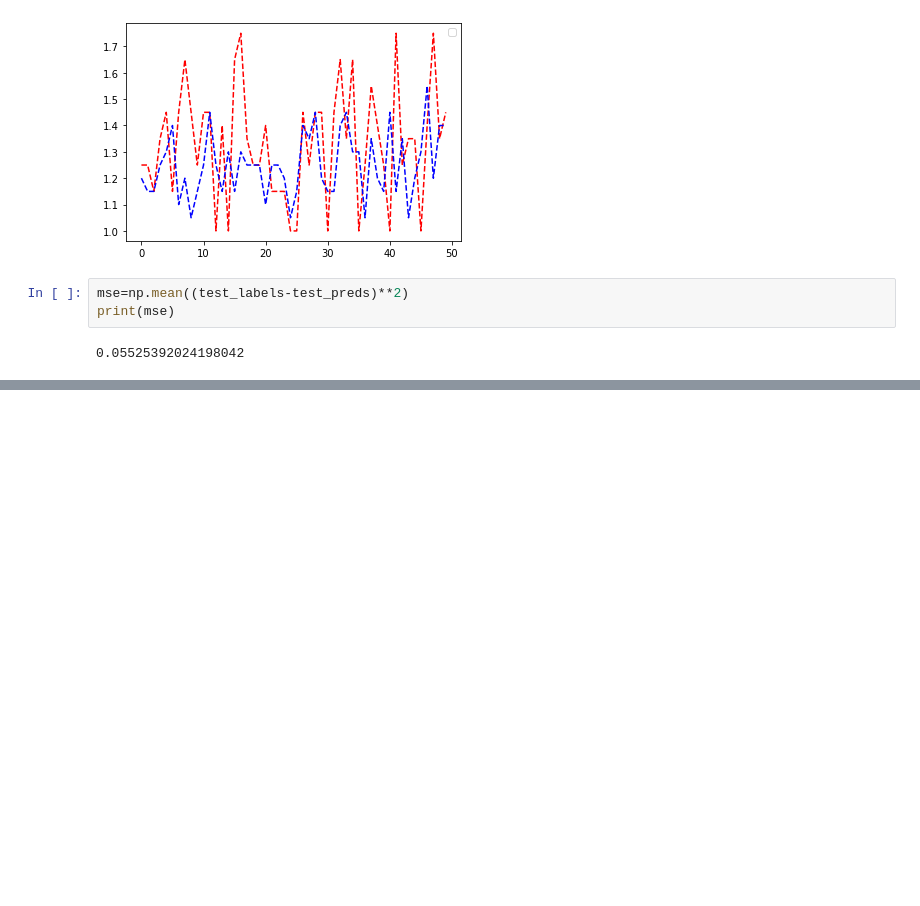
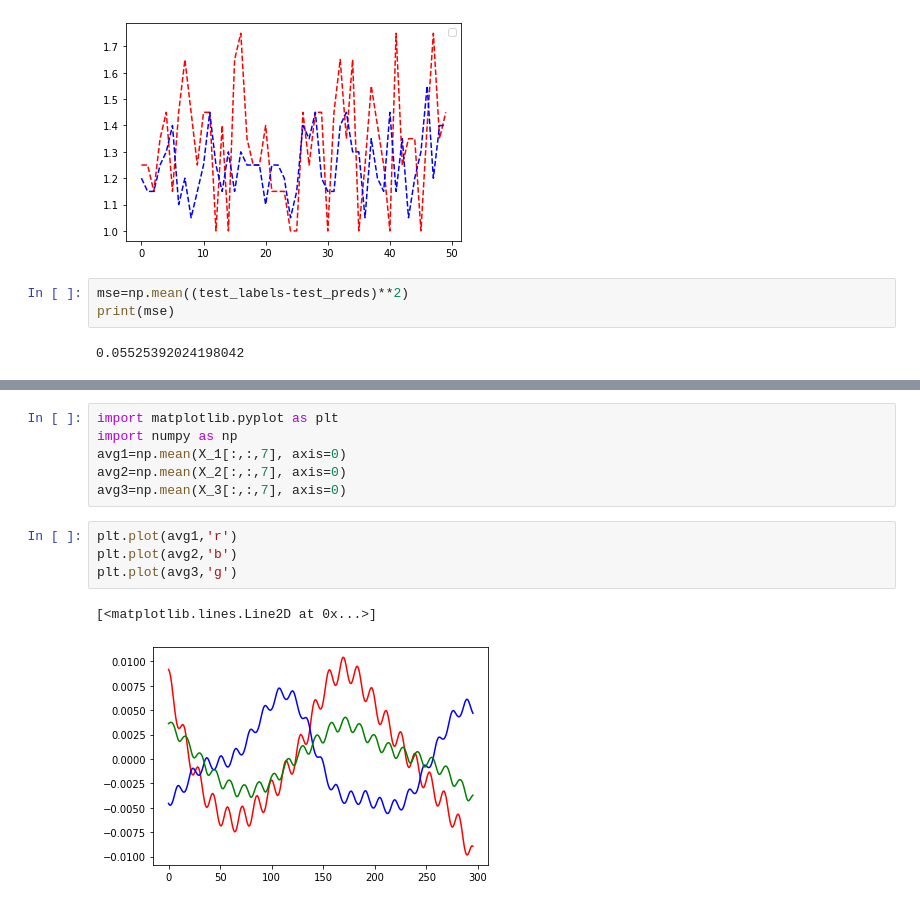
Before and after one commit to Prakyathkantharaju/Thesis_Speed_estimation, a Jupyter notebook: models/Data_based_models/transformer_1/data_processing.ipynb, the cells around one changed output, grey strips where cells are left out. Drawn from its saved outputs; the diff is of its cells as text; blank space fills up the shorter version.

```diff
--- a/models/Data_based_models/transformer_1/data_processing.ipynb
+++ b/models/Data_based_models/transformer_1/data_processing.ipynb
@@ -43,0 +109,13 @@ print(mse)
+# %%
+import matplotlib.pyplot as plt
+import numpy as np
+avg1=np.mean(X_1[:,:,7], axis=0)
+avg2=np.mean(X_2[:,:,7], axis=0)
+avg3=np.mean(X_3[:,:,7], axis=0)
+# %%
+plt.plot(avg1,'r')
+plt.plot(avg2,'b')
+plt.plot(avg3,'g')
+# %% [output]
+[<matplotlib.lines.Line2D at 0x...>]
+[figure, added]
```
Also changed, not shown: parts of 4 cells of this notebook, 21 other files.
